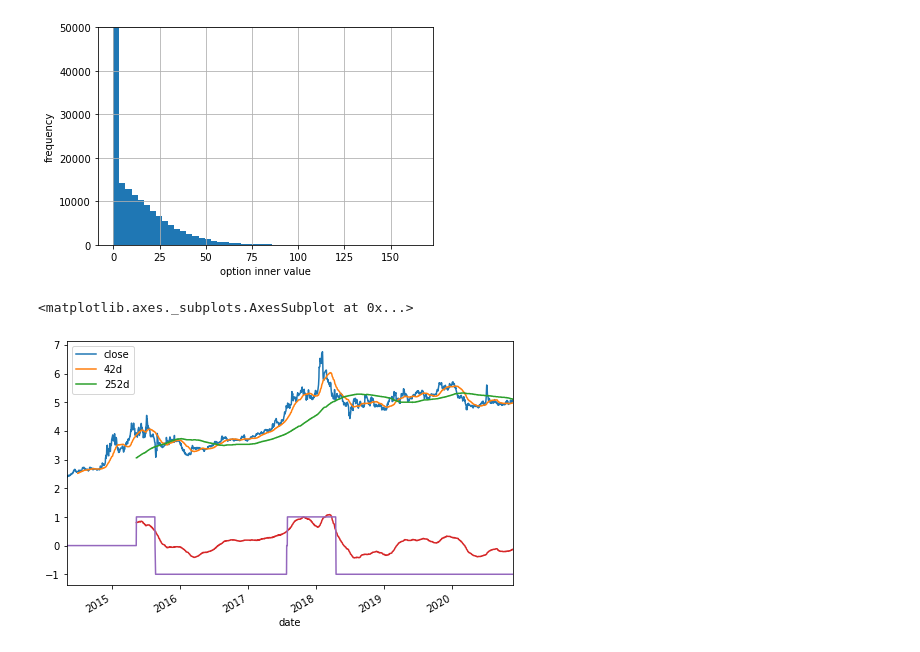
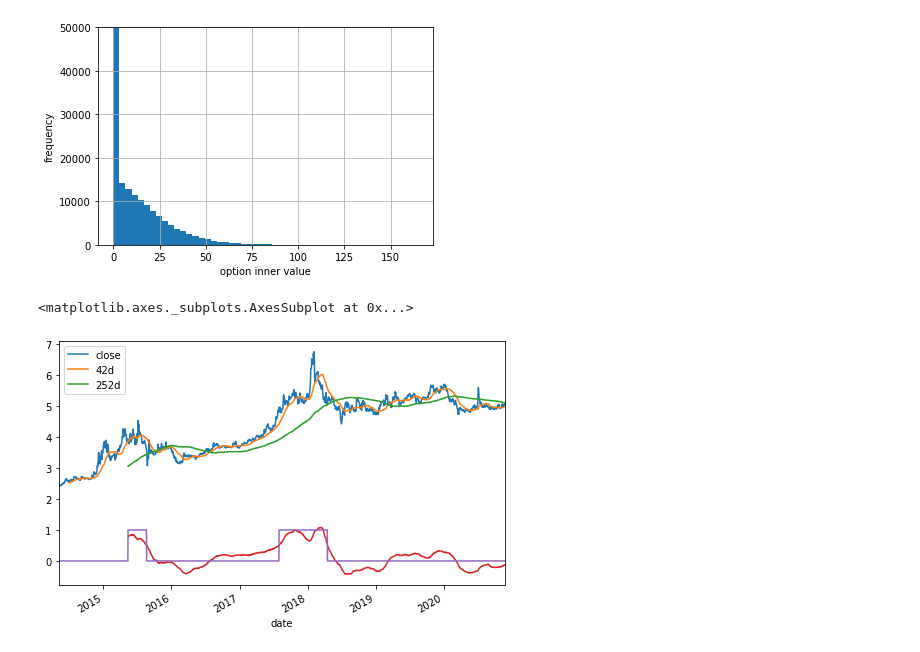
Before and after one commit to ggwhsd/PythonPractice, a Jupyter notebook: QuantPractice/金融python学习.ipynb, the cells around one changed output. Saved outputs shown, nothing was run; the diff lists cells and outputs as text; code cells hidden in the pictures.

```diff
--- a/QuantPractice/金融python学习.ipynb
+++ b/QuantPractice/金融python学习.ipynb
@@ -286,41 +286,42 @@ plt.ylim(0, 50000)
 [figure]
 # %%
 #第八课
-#接下来开始 技术分析
+#接下来开始 技术分析,一个简单的例子，结果不重要，只是一个初步了解
 import numpy as np
 import pandas as pd
 from datetime import datetime
 #step1 ： 加载数据
 df =pd.read_csv("./分析股票行情/601398_1d.csv")
 df['date']= df['date'].apply(lambda x: datetime.strptime(x,'%Y-%m-%d'))
 #将时间列作为index
 df.index = df['date']
 
 
 #移动42天平均数，精确到小数点2位
 df['42d'] = np.round(df['close'].rolling(42).mean(), 2)
 
 df['252d'] = np.round(df['close'].rolling(252).mean(), 2)
 
 df[['close','42d','252d']].plot(grid=True, figsize=(8, 5))
 
 #计算42天和252天的移动平均数差值
 df['42-252'] = df['42d'] - df['252d']
 df['42-252'].plot()
 
 #设定阈值SD
 #假设0.5
-SD= 0.5
+SD1= 0.5
+SD2= -0.5
 
 #将大于SD的值，标志为1，小于标志为-1，等于标志为0，这样可以方便指导比率
-df['regime'] = np.where(df['42-252']>SD,1,0)
-df['regime'] = np.where(df['42-252']<SD,-1,df['regime'])
+df['regime'] = np.where(df['42-252']>SD1,1,0)
+df['regime'] = np.where(df['42-252']<SD2,-1,df['regime'])
 df['regime'].value_counts()
 df[df['regime']==0].tail()
 #假设短期趋势交叉长期趋势，则一段时间内，都会保持这个趋势，这就是投资体制(regime)
 #通过图像可以看到，将原先波浪图变成了类似直方图，这个有点类似与滤波的感觉，也类似于电子电路专业中的模数转换。
 df['regime'].plot()
 #
 # %% [output]
 <matplotlib.axes._subplots.AxesSubplot at 0x...>
-[figure, old version]
+[figure, new version]
```
Also changed, not shown: parts of 10 cells of this notebook.
